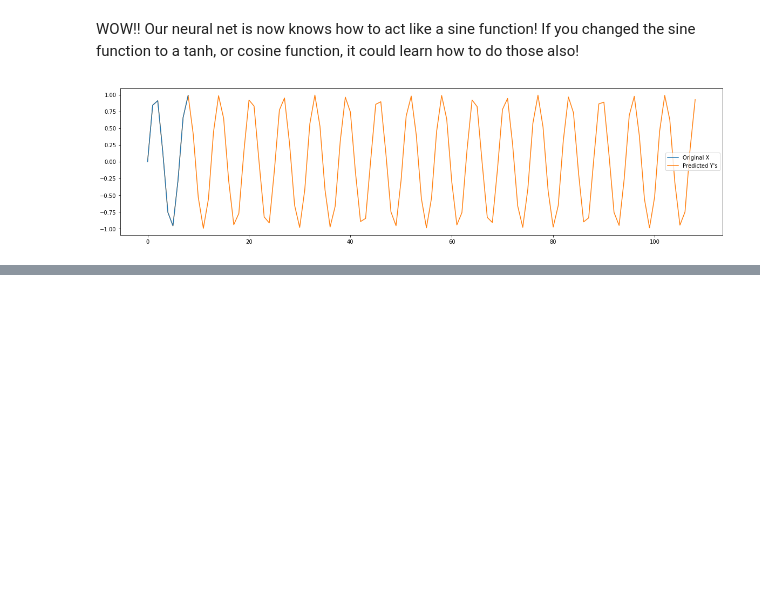
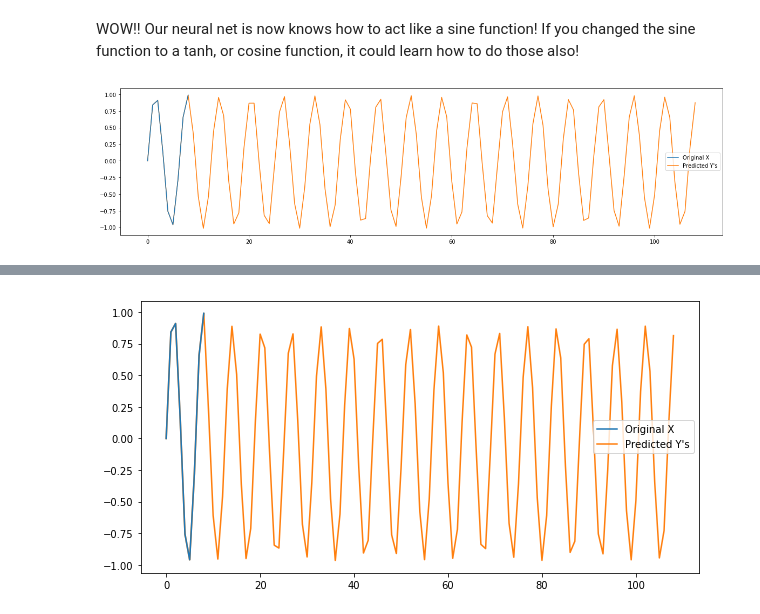
Before and after one commit to josiahls/PyTorchTensorflowForecastML, a Jupyter notebook: pytorch_tensorflow_forecast_ml/notebooks/pytorch_analysis.ipynb, the cells around one changed output, grey strips where cells are left out. Cells and saved outputs as stored; diff of their text form; code cells hidden in the pictures; blank space fills up the shorter version.

```diff
--- a/pytorch_tensorflow_forecast_ml/notebooks/pytorch_analysis.ipynb
+++ b/pytorch_tensorflow_forecast_ml/notebooks/pytorch_analysis.ipynb
@@ -242,0 +409,9 @@ tensor([[[-0.1403]]], grad_fn=<AddBackward0>)
+# %%
+# Finally, lets see how it progresses int he training function!
+fig = plt.figure()
+mpl.rcParams['figure.figsize'] = (10,5)
+
+model_progress_fn=partial(plot_generated_sequence, x=sequence_style_x, x_index=0, max_sequence_len=100, do_ion=True)
+trained_model = train(sequence_style_x, y, epochs=50, batch_size=50, ln=1e-2, model_progress_fn=model_progress_fn)
+# %% [output]
+[figure, added]
```
Also changed, not shown: parts of 15 cells of this notebook, 1 other file.
